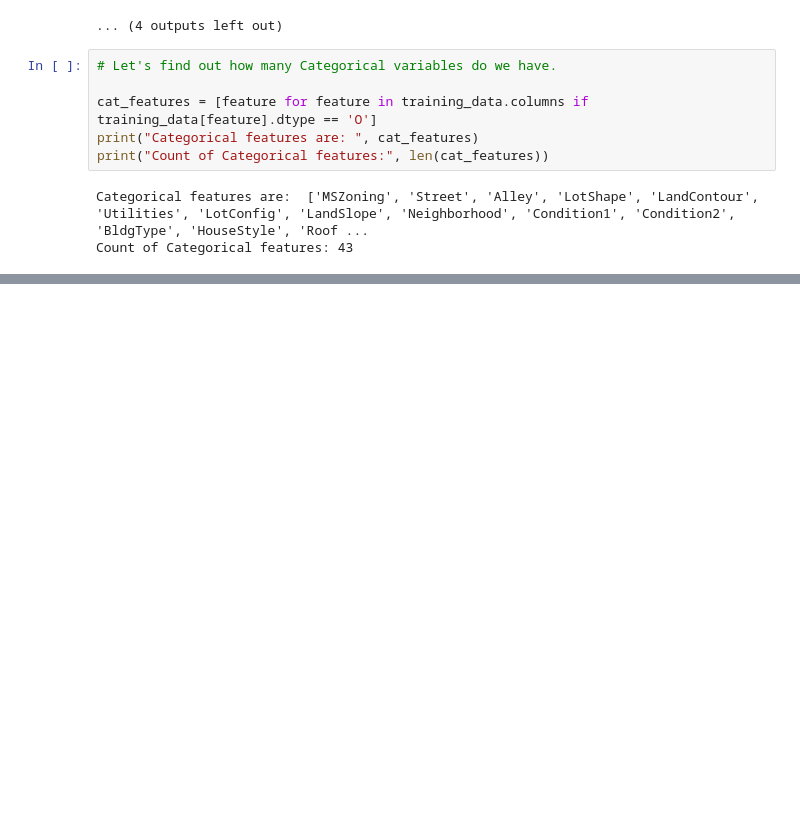
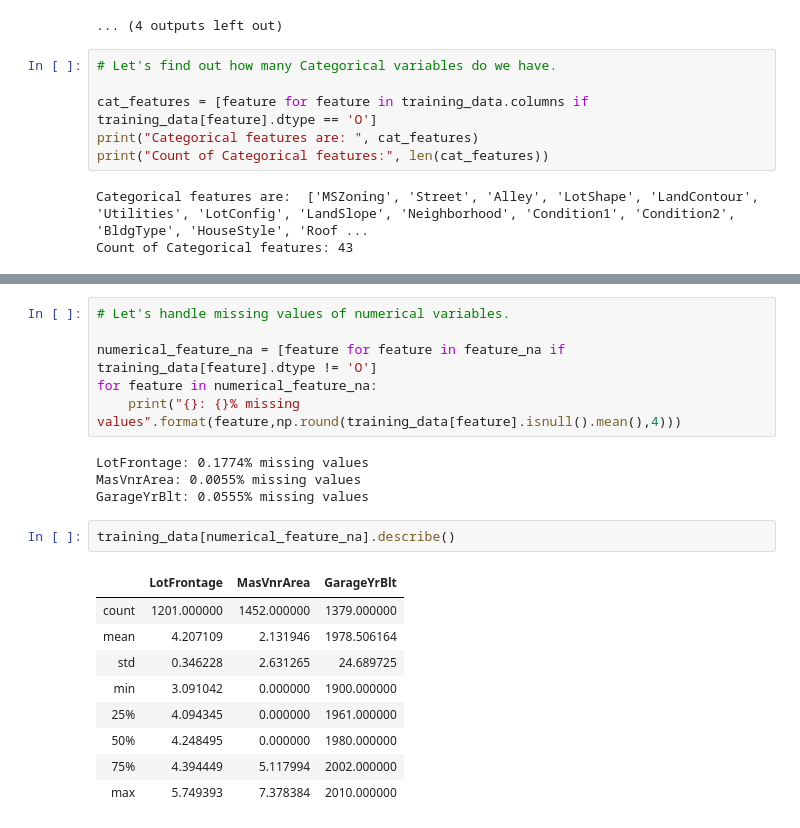
Before and after one commit to rajkhona/Housepriceprediction, a Jupyter notebook: house_price_prediction.ipynb, the cells around one changed output, grey strips where cells are left out. Saved outputs shown, nothing was run; the diff lists cells and outputs as text; blank space fills up the shorter version.

```diff
--- a/house_price_prediction.ipynb
+++ b/house_price_prediction.ipynb
@@ -267,0 +356,22 @@ for features in cat_features:
+# %%
+# Let's handle missing values of numerical variables.
+
+numerical_feature_na = [feature for feature in feature_na if training_data[feature].dtype != 'O']
+for feature in numerical_feature_na:
+    print("{}: {}% missing values".format(feature,np.round(training_data[feature].isnull().mean(),4)))
+# %% [output]
+LotFrontage: 0.1774% missing values
+MasVnrArea: 0.0055% missing values
+GarageYrBlt: 0.0555% missing values
+# %%
+training_data[numerical_feature_na].describe()
+# %% [output]
+|  | LotFrontage | MasVnrArea | GarageYrBlt |
+| count | 1201.000000 | 1452.000000 | 1379.000000 |
+| mean | 4.207109 | 2.131946 | 1978.506164 |
+| std | 0.346228 | 2.631265 | 24.689725 |
+| min | 3.091042 | 0.000000 | 1900.000000 |
+| 25% | 4.094345 | 0.000000 | 1961.000000 |
+| 50% | 4.248495 | 0.000000 | 1980.000000 |
+| 75% | 4.394449 | 5.117994 | 2002.000000 |
+| max | 5.749393 | 7.378384 | 2010.000000 |
```
Also changed, not shown: parts of 13 cells of this notebook.
